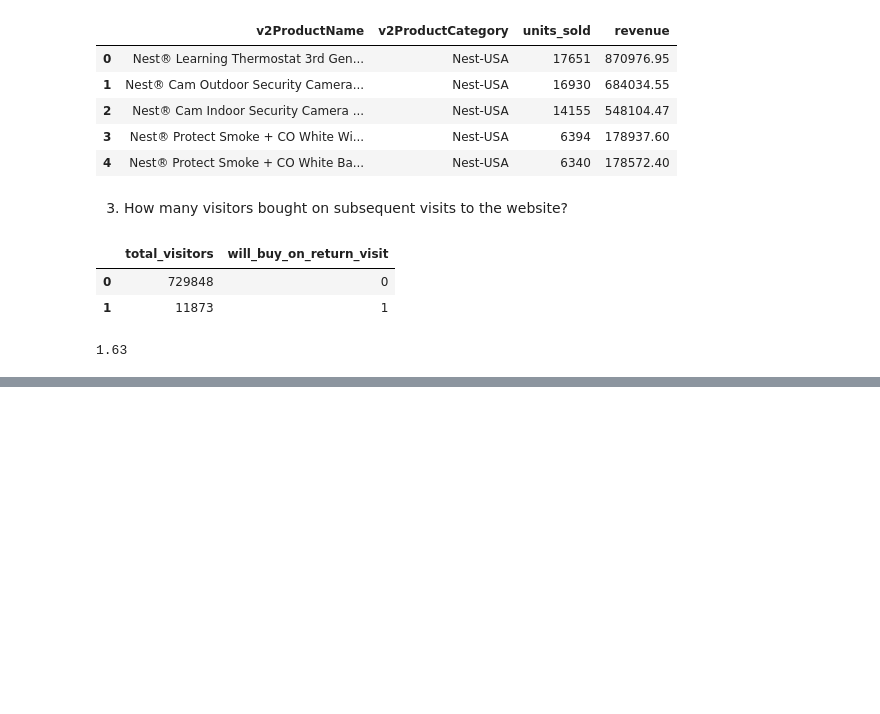
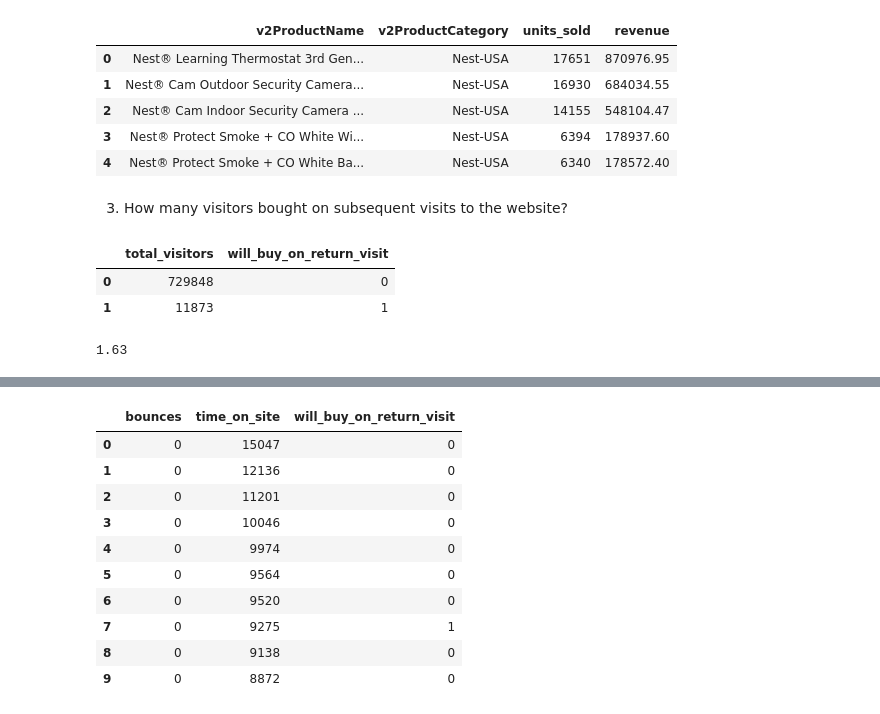
Before and after one commit to samilozkan/BigQuery-Tutorial, a Jupyter notebook: classification_ml_bigquery.ipynb, the cells around one changed output, grey strips where cells are left out. Saved outputs shown, nothing was run; the diff lists cells and outputs as text; code cells hidden in the pictures; blank space fills up the shorter version.

```diff
--- a/classification_ml_bigquery.ipynb
+++ b/classification_ml_bigquery.ipynb
@@ -112,0 +132,36 @@ Analyzing the results, you can see that 1.63% of total visitors will return and
+# %%
+%%bigquery
+SELECT
+  * EXCEPT(fullVisitorId)
+FROM
+  # features
+  (SELECT
+    fullVisitorId,
+    IFNULL(totals.bounces, 0) AS bounces,
+    IFNULL(totals.timeOnSite, 0) AS time_on_site
+  FROM
+    `data-to-insights.ecommerce.web_analytics`
+  WHERE
+    totals.newVisits = 1)
+  JOIN
+  (SELECT
+    fullvisitorid,
+    IF(COUNTIF(totals.transactions > 0 AND totals.newVisits IS NULL) > 0, 1, 0) AS will_buy_on_return_visit
+  FROM
+      `data-to-insights.ecommerce.web_analytics`
+  GROUP BY fullvisitorid)
+  USING (fullVisitorId)
+ORDER BY time_on_site DESC
+LIMIT 10;
+# %% [output]
+|  | bounces | time_on_site | will_buy_on_return_visit |
+| 0 | 0 | 15047 | 0 |
+| 1 | 0 | 12136 | 0 |
+| 2 | 0 | 11201 | 0 |
+| 3 | 0 | 10046 | 0 |
+| 4 | 0 | 9974 | 0 |
+| 5 | 0 | 9564 | 0 |
+| 6 | 0 | 9520 | 0 |
+| 7 | 0 | 9275 | 1 |
+| 8 | 0 | 9138 | 0 |
+| 9 | 0 | 8872 | 0 |
```
Also changed, not shown: parts of 16 cells of this notebook.
